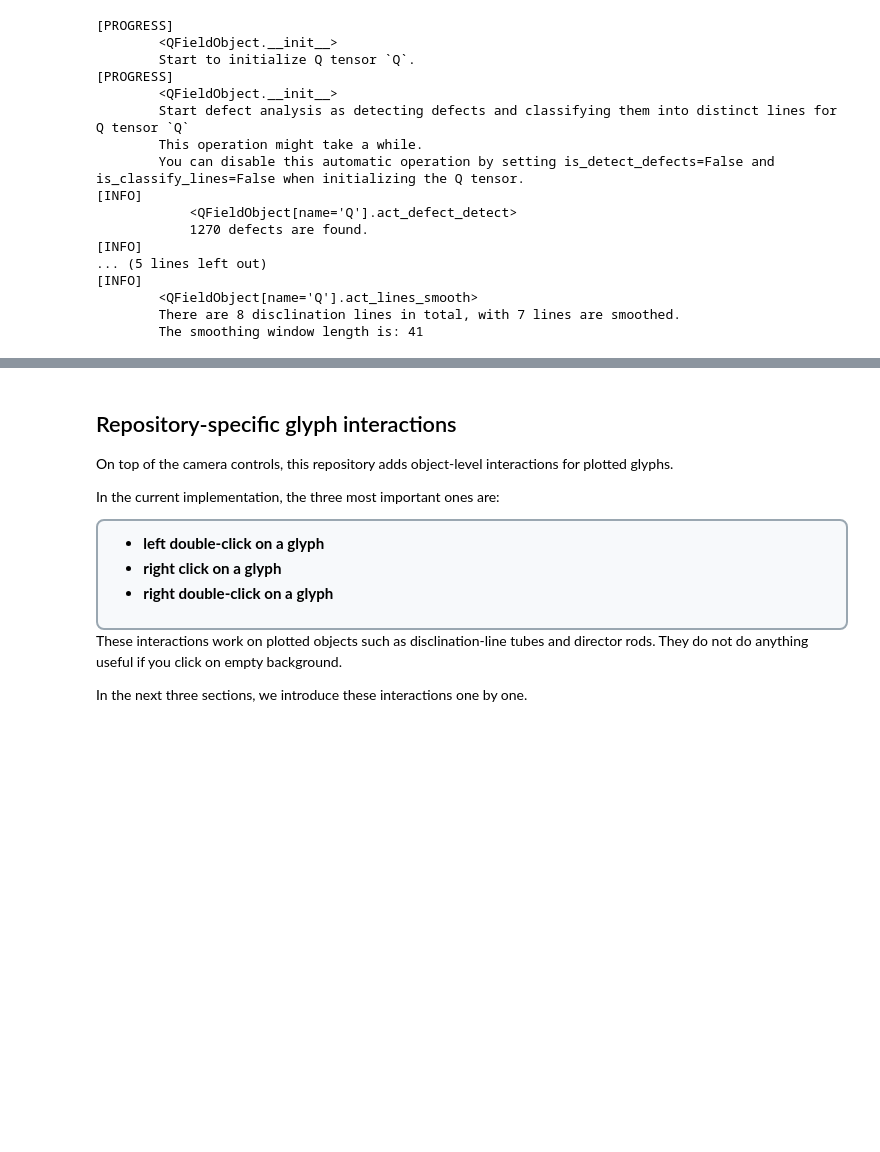
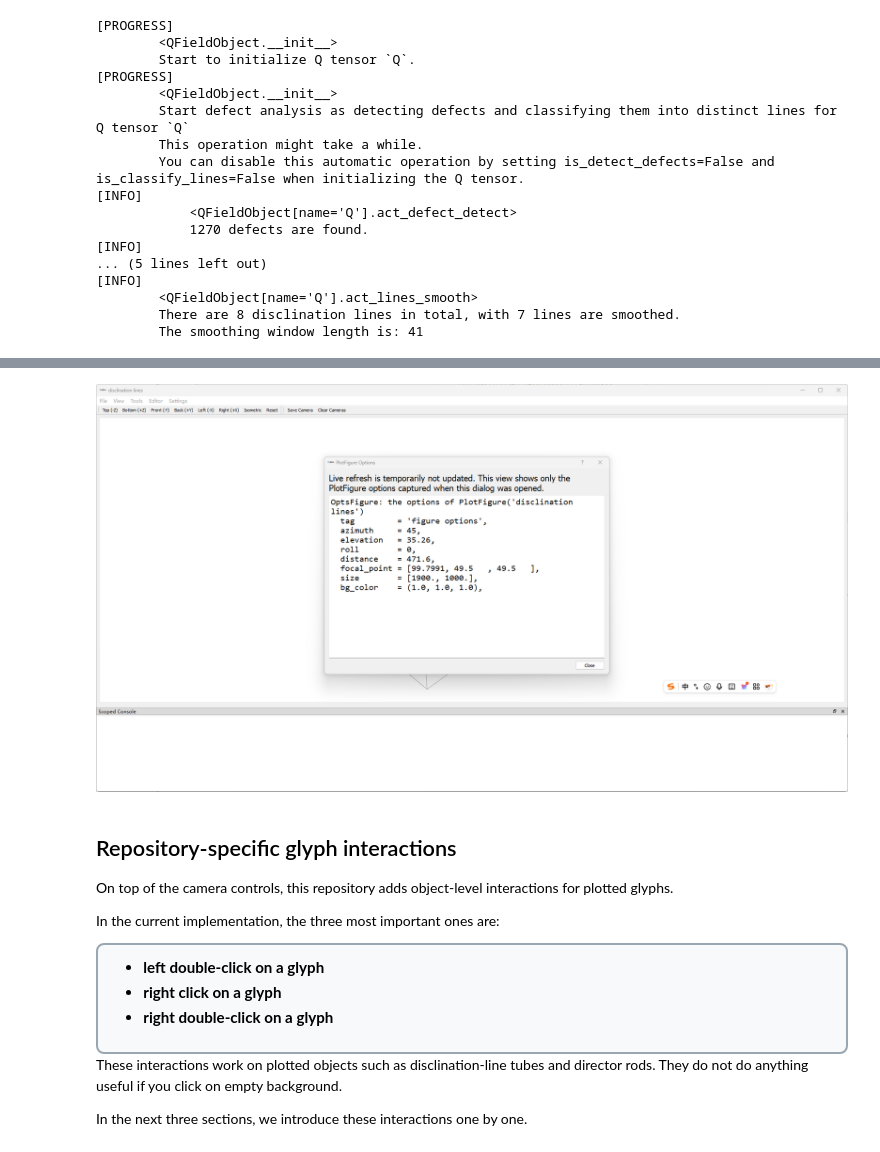
Before and after one commit to YingyouMa/Nematics3D, a Jupyter notebook: tutorials/interact_with_figures.ipynb, the cells around one changed output, grey strips where cells are left out. Drawn from its saved outputs; the diff is of its cells as text; code cells hidden in the pictures; blank space fills up the shorter version.

```diff
--- a/tutorials/interact_with_figures.ipynb
+++ b/tutorials/interact_with_figures.ipynb
@@ -129,3 +137,17 @@ The screenshot below is one example. It shows the figure options of the unmodifi
+# %%
+display(
+    Image(
+        filename=str(
+            REPO_ROOT
+            / "tutorials"
+            / "output"
+            / "interact_with_figures"
+            / "figure_opts.png"
+        )
+    )
+)
+# %% [output]
+[figure, added]
 # %% [markdown]
 ## Repository-specific glyph interactions
 
```
Also changed, not shown: parts of 16 cells of this notebook, 3 other files.
